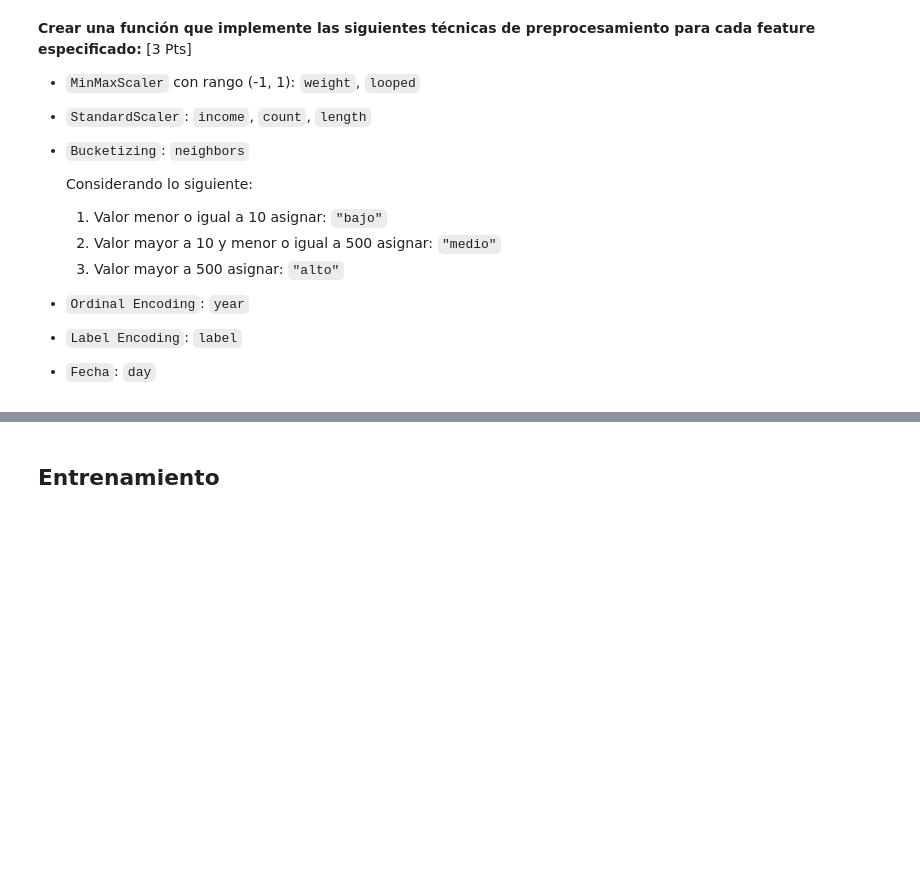
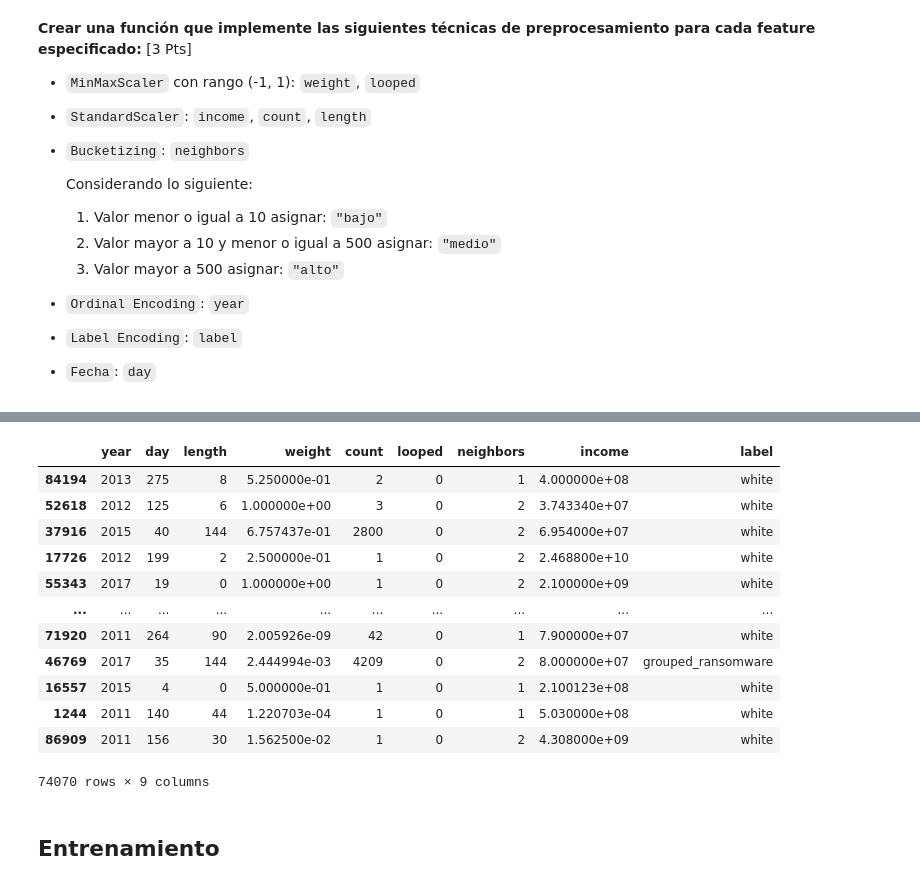
Before and after one commit to Bastian951/INF398-INTRODUCCION-AL-APRENDIZAJE-AUTOMATICO, a Jupyter notebook: Tarea 1/Tarea_1_ML_2022_1.ipynb, the cells around one changed output, grey strips where cells are left out. Drawn from its saved outputs; the diff is of its cells as text; code cells hidden in the pictures; blank space fills up the shorter version.

```diff
--- a/Tarea 1/Tarea_1_ML_2022_1.ipynb
+++ b/Tarea 1/Tarea_1_ML_2022_1.ipynb
@@ -484,3 +537,21 @@ plt.show()
+# %%
+df_train, df_test = train_test_split(df_data, test_size=0.2)
+
+df_val, df_test = train_test_split(df_test, test_size=0.5)
+# %% [output]
+|  | year | day | length | weight | count | looped | neighbors | income | label |
+| 84194 | 2013 | 275 | 8 | 5.250000e-01 | 2 | 0 | 1 | 4.000000e+08 | white |
+| 52618 | 2012 | 125 | 6 | 1.000000e+00 | 3 | 0 | 2 | 3.743340e+07 | white |
+| 37916 | 2015 | 40 | 144 | 6.757437e-01 | 2800 | 0 | 2 | 6.954000e+07 | white |
+| 17726 | 2012 | 199 | 2 | 2.500000e-01 | 1 | 0 | 2 | 2.468800e+10 | white |
+| 55343 | 2017 | 19 | 0 | 1.000000e+00 | 1 | 0 | 2 | 2.100000e+09 | white |
+| ... | ... | ... | ... | ... | ... | ... | ... | ... | ... |
+| 71920 | 2011 | 264 | 90 | 2.005926e-09 | 42 | 0 | 1 | 7.900000e+07 | white |
+| 46769 | 2017 | 35 | 144 | 2.444994e-03 | 4209 | 0 | 2 | 8.000000e+07 | grouped_ransomware |
+| 16557 | 2015 | 4 | 0 | 5.000000e-01 | 1 | 0 | 1 | 2.100123e+08 | white |
+| 1244 | 2011 | 140 | 44 | 1.220703e-04 | 1 | 0 | 1 | 5.030000e+08 | white |
+| 86909 | 2011 | 156 | 30 | 1.562500e-02 | 1 | 0 | 2 | 4.308000e+09 | white |
+74070 rows × 9 columns
 # %%
 # Mostrar la data despues del preprocesamiento (Training)
 # %%
```
Also changed, not shown: parts of 5 cells of this notebook.
